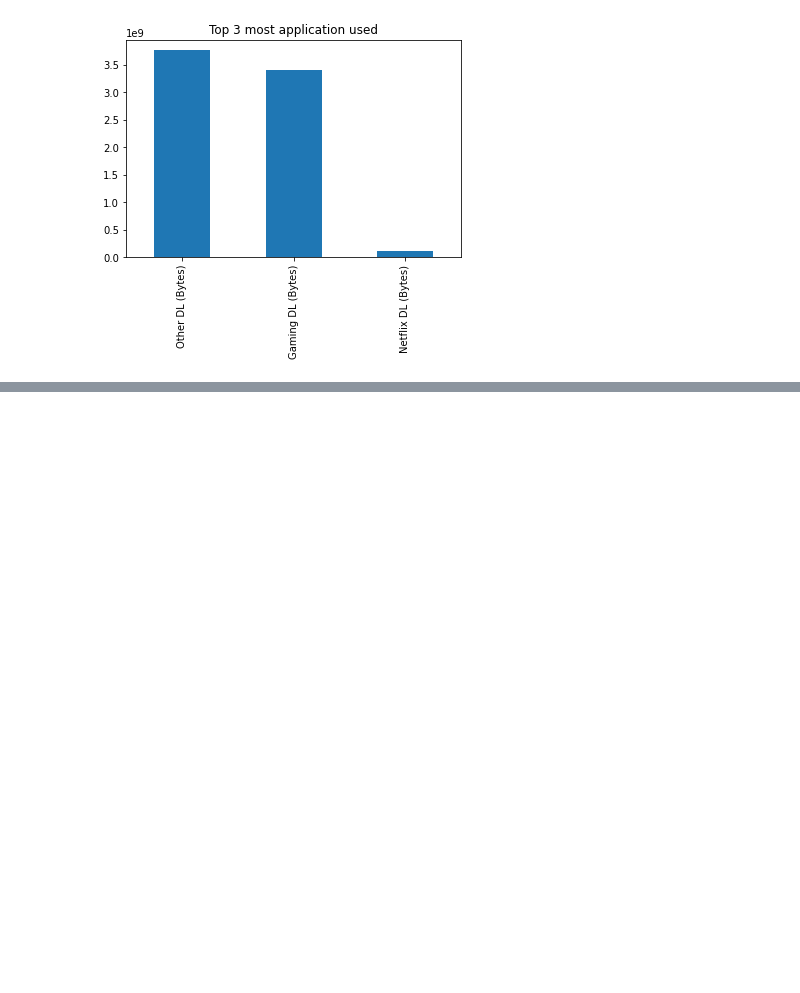
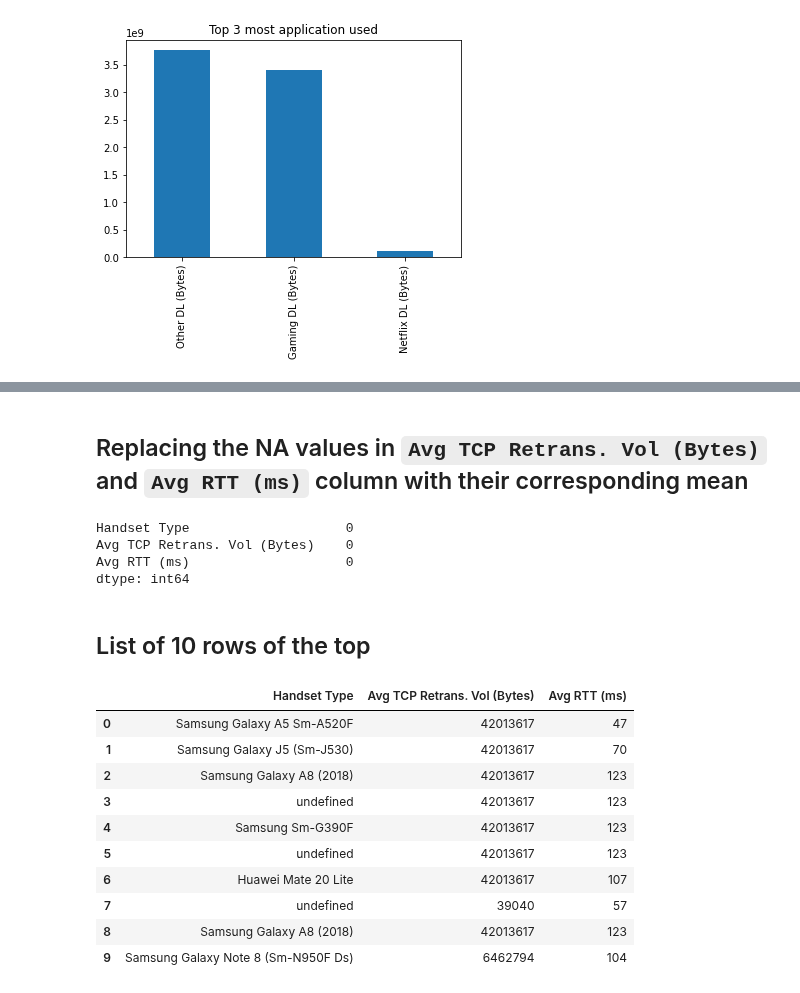
Before and after one commit to comsavvy/Data-analysis-for-business, a Jupyter notebook: Data analysis1.ipynb, the cells around one changed output, grey strips where cells are left out. Drawn from its saved outputs; the diff is of its cells as text; code cells hidden in the pictures; blank space fills up the shorter version.

````diff
--- a/Data analysis1.ipynb
+++ b/Data analysis1.ipynb
@@ -667,0 +694,2 @@ Text(0.5, 1.0, 'Top 3 most application used')
+# %% [markdown]
+## Replacing the NA values in ```Avg TCP Retrans. Vol (Bytes)``` and ```Avg RTT (ms)``` column with their corresponding mean
@@ -667,0 +701,25 @@ Text(0.5, 1.0, 'Top 3 most application used')
+# %%
+exp_anl.isna().sum()
+# %% [output]
+Handset Type                    0
+Avg TCP Retrans. Vol (Bytes)    0
+Avg RTT (ms)                    0
+dtype: int64
+# %% [markdown]
+## List of 10 rows of the top
+# %%
+exp_anl.head(10)
+# exp_anl.sort_values(by= ['Avg TCP Retrans. Vol (Bytes)','Avg RTT (ms)'], ascending= False).head(10)
+# code for finding the top 10 used Handset
+# %% [output]
+|  | Handset Type | Avg TCP Retrans. Vol (Bytes) | Avg RTT (ms) |
+| 0 | Samsung Galaxy A5 Sm-A520F | 42013617 | 47 |
+| 1 | Samsung Galaxy J5 (Sm-J530) | 42013617 | 70 |
+| 2 | Samsung Galaxy A8 (2018) | 42013617 | 123 |
+| 3 | undefined | 42013617 | 123 |
+| 4 | Samsung Sm-G390F | 42013617 | 123 |
+| 5 | undefined | 42013617 | 123 |
+| 6 | Huawei Mate 20 Lite | 42013617 | 107 |
+| 7 | undefined | 39040 | 57 |
+| 8 | Samsung Galaxy A8 (2018) | 42013617 | 123 |
+| 9 | Samsung Galaxy Note 8 (Sm-N950F Ds) | 6462794 | 104 |
````
Also changed, not shown: parts of 31 cells of this notebook.
